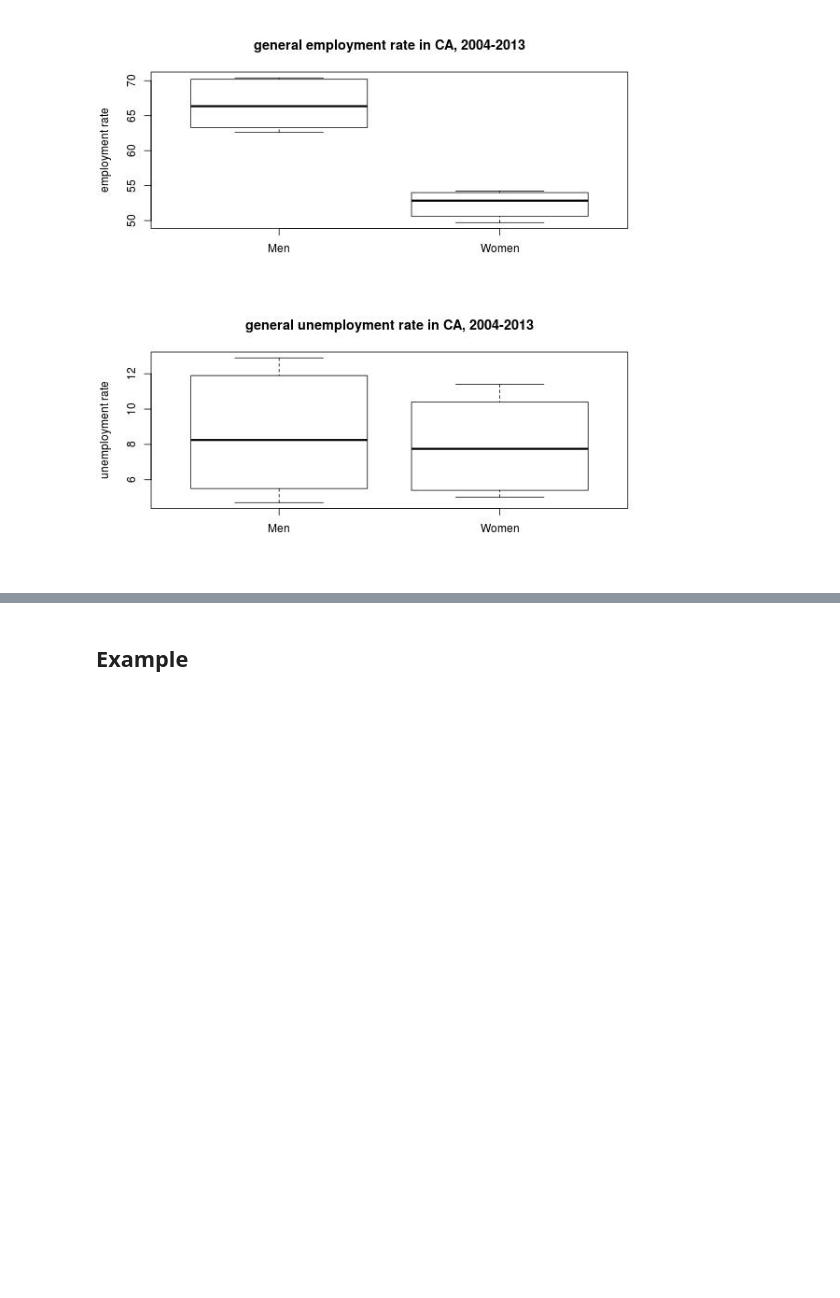
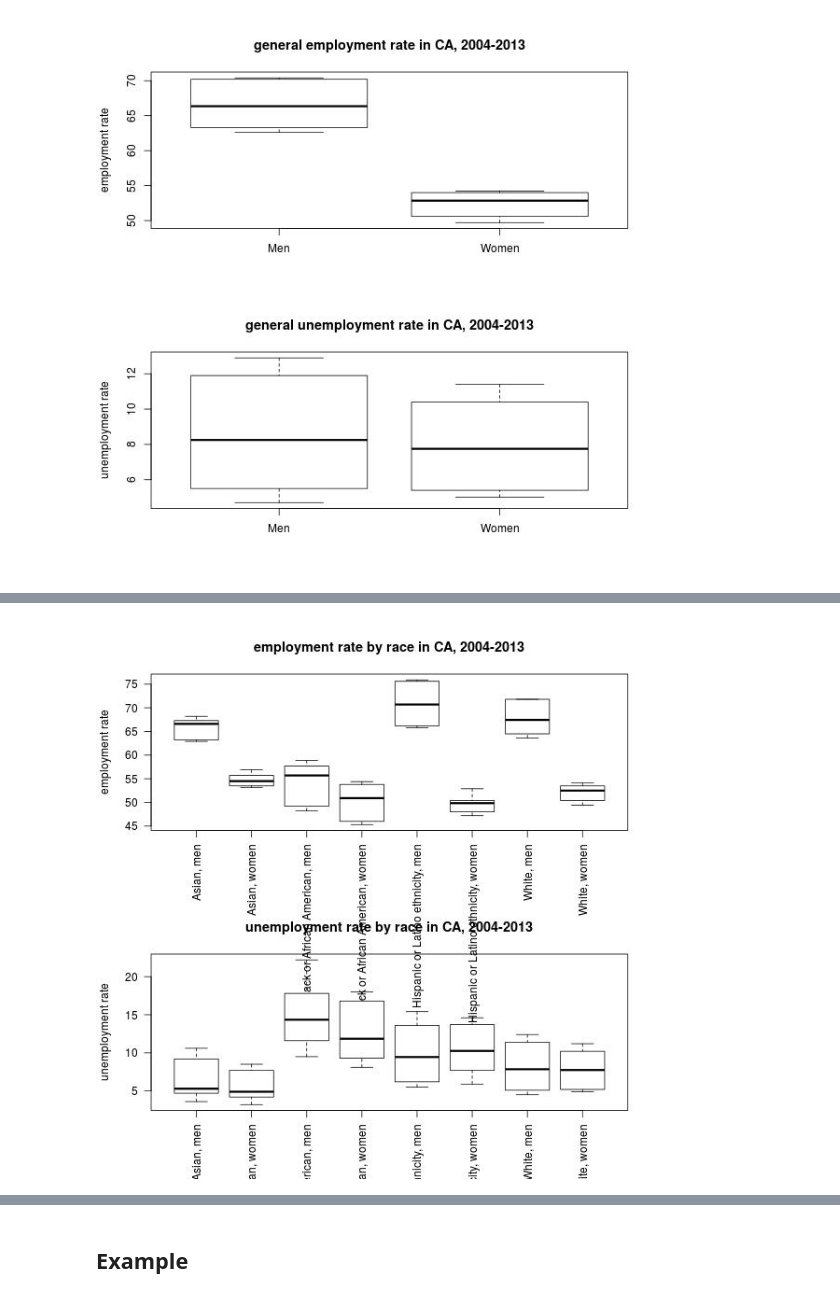
Before and after one commit to yuhanw/Team_Four.0, a Jupyter notebook: notebooks/NB2_data_cleaning.ipynb, the cells around one changed output, grey strips where cells are left out. Drawn from its saved outputs; the diff is of its cells as text; code cells hidden in the pictures; blank space fills up the shorter version.

```diff
--- a/notebooks/NB2_data_cleaning.ipynb
+++ b/notebooks/NB2_data_cleaning.ipynb
@@ -319,0 +353,4 @@ Image('summary CA general.jpeg')
+# %%
+Image('summary CA by race.jpeg')
+# %% [output]
+[figure, added]
```
Also changed, not shown: parts of 19 cells of this notebook.
